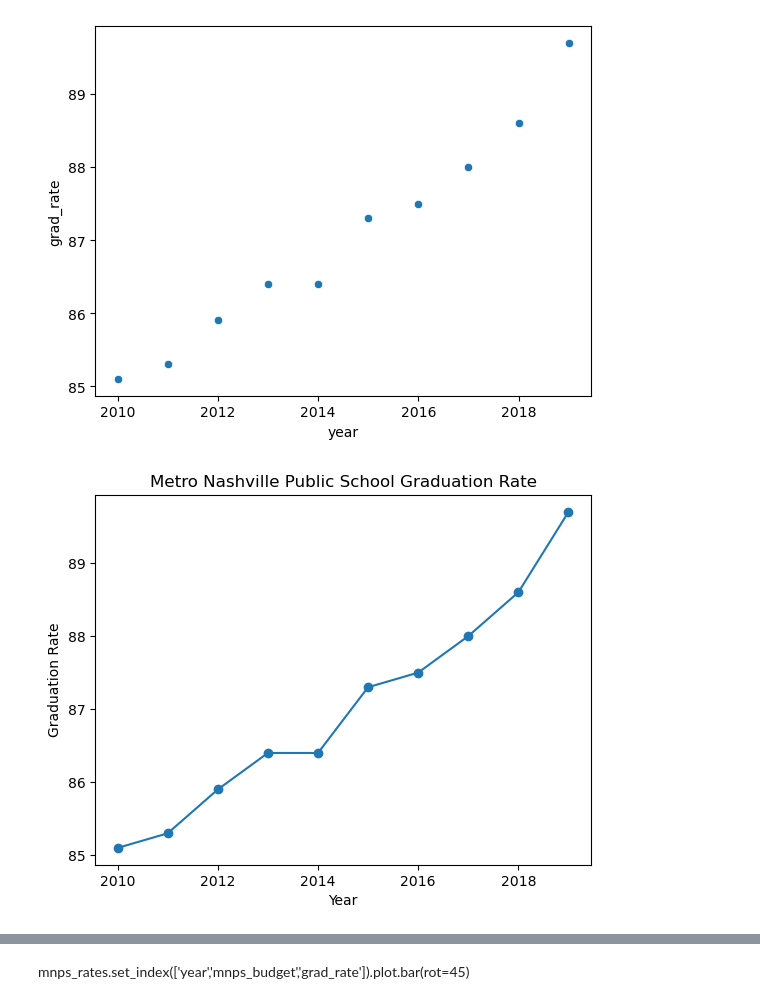
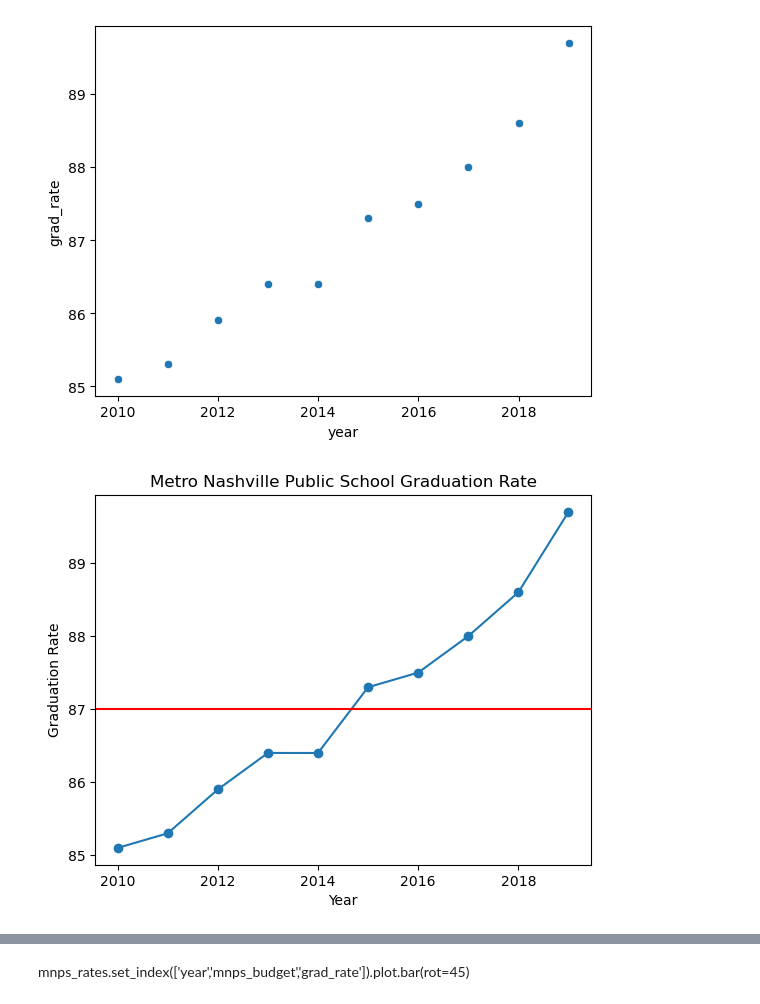
Before and after one commit to ericahen/capstone-da12, a Jupyter notebook: notebooks/combined_grad_rates.ipynb, the cells around one changed output, grey strips where cells are left out. Saved outputs shown, nothing was run; the diff lists cells and outputs as text; code cells hidden in the pictures.

```diff
--- a/notebooks/combined_grad_rates.ipynb
+++ b/notebooks/combined_grad_rates.ipynb
@@ -507,6 +554,8 @@ bottom
 | 74 | 1028 | 2022 | Glencliff High School | 53.1 |
 | 32 | 1177 | 2020 | Cora Howe School | 42.9 |
 | 9 | 1172 | 2019 | Cora Howe School | 20.0 |
+# %%
+mnps_rates['grad_rate'] = mnps_rates['grad_rate'].sort_values()
 # %%
 bottom.info()
 # %% [output]
@@ -585,8 +634,9 @@ sns.scatterplot(x=mnps_rates["year"], y=mnps_rates["grad_rate"])
 # %%
 plt.plot('year', 'grad_rate', data=mnps_rates, linestyle='-', marker='o')
 plt.xlabel('Year') # x-axis name
 plt.ylabel('Graduation Rate') # y-axis name
 plt.title('Metro Nashville Public School Graduation Rate') # Add a title
+plt.axhline(y=87, color='r', linestyle='-')
 plt.show()
 # %% [output]
-[figure, old version]
+[figure, new version]
```
Also changed, not shown: parts of 12 cells of this notebook.
